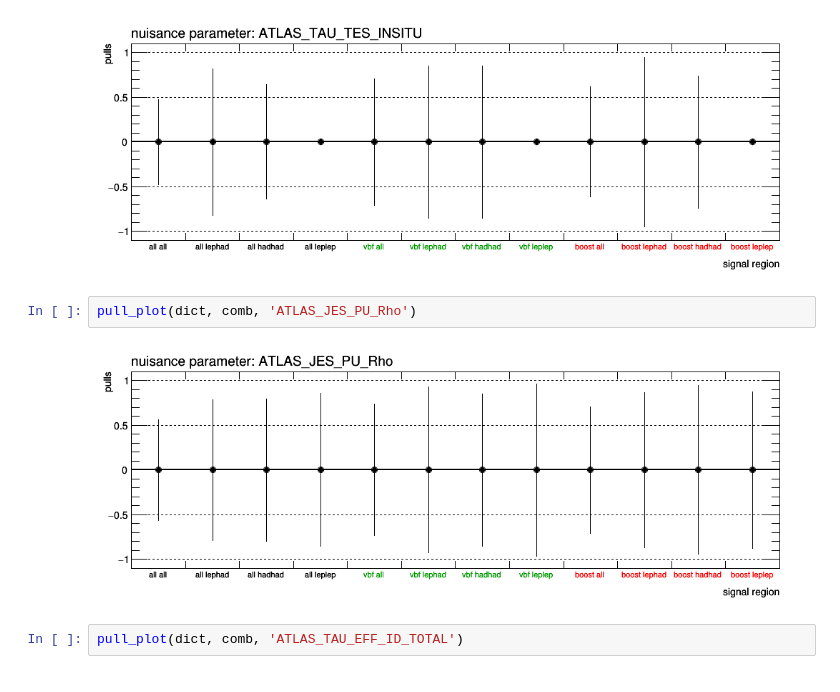
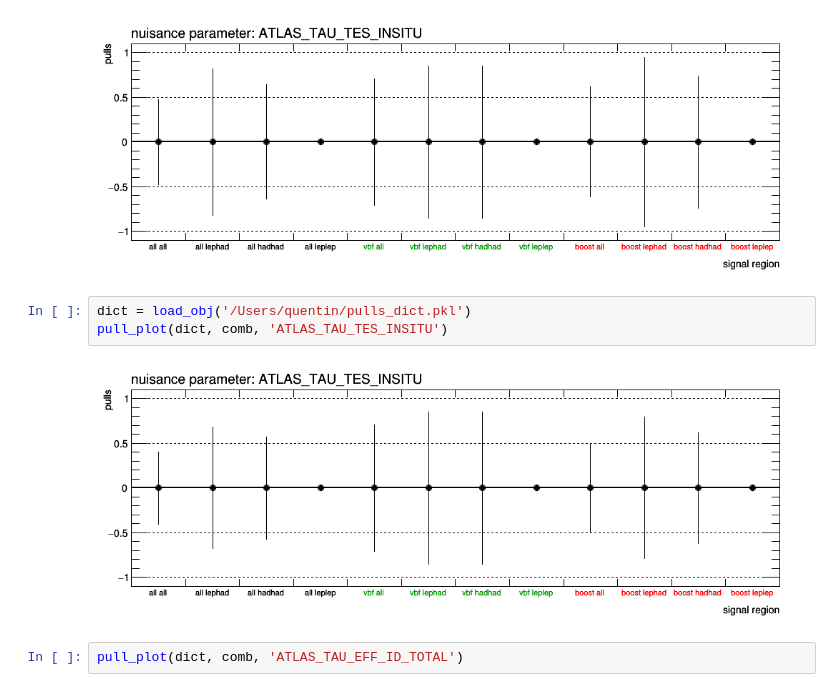
Before and after one commit to qbuat/WsInputInspector, a Jupyter notebook: pulls.ipynb, the cells around one changed output. Cells and saved outputs as stored; diff of their text form.

```diff
--- a/pulls.ipynb
+++ b/pulls.ipynb
@@ -114,10 +114,11 @@ dict = load_obj('/Users/quentin/pulls_dict_rebinned.pkl')
 pull_plot(dict, comb, 'ATLAS_TAU_TES_INSITU')
 # %% [output]
 [figure]
-# %%
-pull_plot(dict, comb, 'ATLAS_JES_PU_Rho')
-# %% [output]
-[figure, removed]
+# %%
+dict = load_obj('/Users/quentin/pulls_dict.pkl')
+pull_plot(dict, comb, 'ATLAS_TAU_TES_INSITU')
+# %% [output]
+[figure, added]
 # %%
 pull_plot(dict, comb, 'ATLAS_TAU_EFF_ID_TOTAL')
 # %% [output]
```
Also changed, not shown: parts of 1 cell of this notebook, 3 other files.
